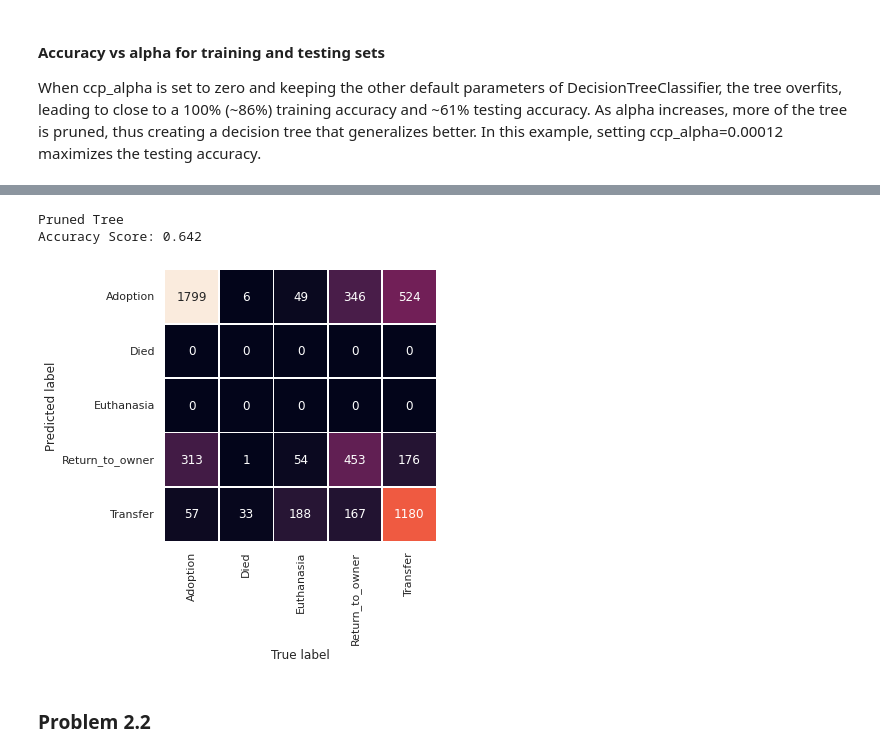
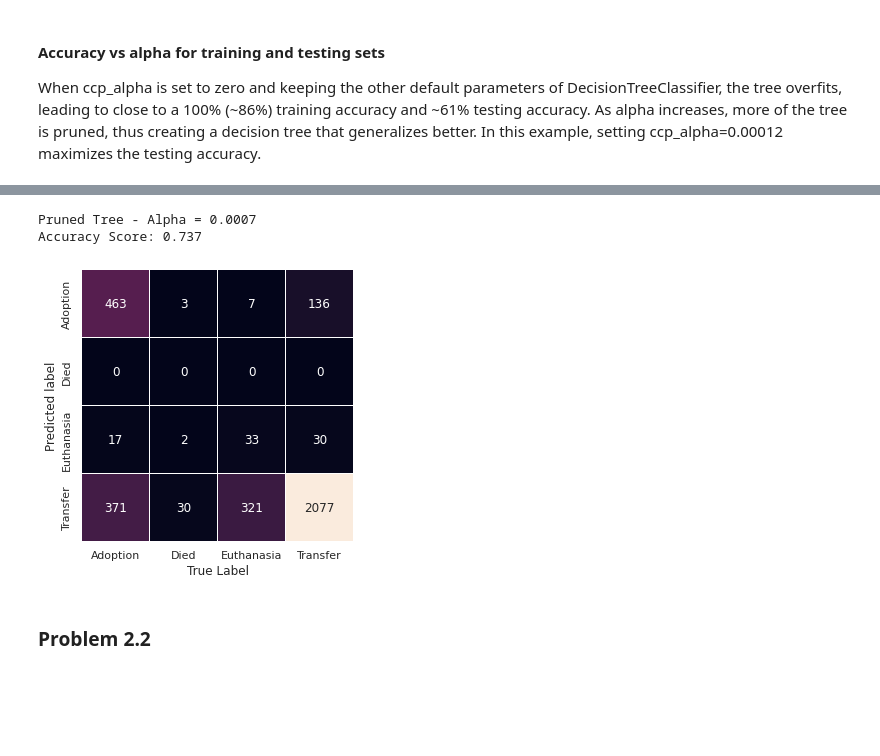
Before and after one commit to zachfreitas/ADS_504_Machine_Learning, a Jupyter notebook: Module_2/assignment_2/Assignment_2.ipynb, the cells around one changed output, grey strips where cells are left out. Cells and saved outputs as stored; diff of their text form; code cells hidden in the pictures; blank space fills up the shorter version.

```diff
--- a/Module_2/assignment_2/Assignment_2.ipynb
+++ b/Module_2/assignment_2/Assignment_2.ipynb
@@ -140,7 +174,6 @@ display(test_results.T)
 # %%
 # Visualize the confusion matirx.
 def visualize_confusion_matirx(model, y_test, y_pred, ax=None, cmap=None):
-  %matplotlib inline
   from sklearn.metrics import confusion_matrix
   import matplotlib.pyplot as plt
   import pandas as pd
@@ -150,12 +183,13 @@ def visualize_confusion_matirx(model, y_test, y_pred, ax=None, cmap=None):
   cm_array_df = pd.DataFrame(mat,
                              index=le.inverse_transform(labels),
                              columns=le.inverse_transform(labels))
-  plt.figure(figsize=[5,5])
-  sns.heatmap(cm_array_df.T, square=True, annot=True, fmt='d', cbar=False, linewidths=.5, cmap=cmap)
-  plt.xlabel('True label')
-  plt.ylabel('Predicted label');
+  plt.figure(1, figsize=[5,5])
+  ax = sns.heatmap(cm_array_df.T, square=True, annot=True, fmt='d', cbar=False, linewidths=.5, cmap=cmap, ax=ax)
+  ax.set(ylabel="Predicted label", xlabel="True Label")
+  plt.show(ax);
 
-visualize_confusion_matirx(short_tree, y_test,y_pred)
+
+visualize_confusion_matirx(short_tree, y_test, y_pred)
 # %% [output]
 [figure]
 # %%
@@ -321,17 +374,12 @@ Accuracy Score: 0.616
 # %%
-from sklearn.tree import DecisionTreeClassifier
-ccp_alpha = 0.0007
-tree = DecisionTreeClassifier(random_state=0, ccp_alpha=ccp_alpha).fit(x_train, y_train)
-y_pred = tree.predict(x_test)
-
-print('Pruned Tree')
-print('Accuracy Score:', round(accuracy_score(y_test, tree.predict(x_test)),3),'\n')
-
-visualize_confusion_matirx(tree, y_test,y_pred)
+# Plot After - Alpha = 0.0007
+print('Pruned Tree - Alpha = 0.0007')
+print('Accuracy Score:', round(accuracy_score(y_test, alpha_treeplot.predict(X_test)),3),'\n')
+visualize_confusion_matirx(alpha_treeplot, y_test, alpha_treeplot.predict(X_test))
 # %% [output]
-Pruned Tree
-Accuracy Score: 0.642
+Pruned Tree - Alpha = 0.0007
+Accuracy Score: 0.737
-[figure, old version]
+[figure, new version]
 # %% [markdown]
 ### Problem 2.2
 # %% [markdown]
```
Also changed, not shown: parts of 8 cells of this notebook.
